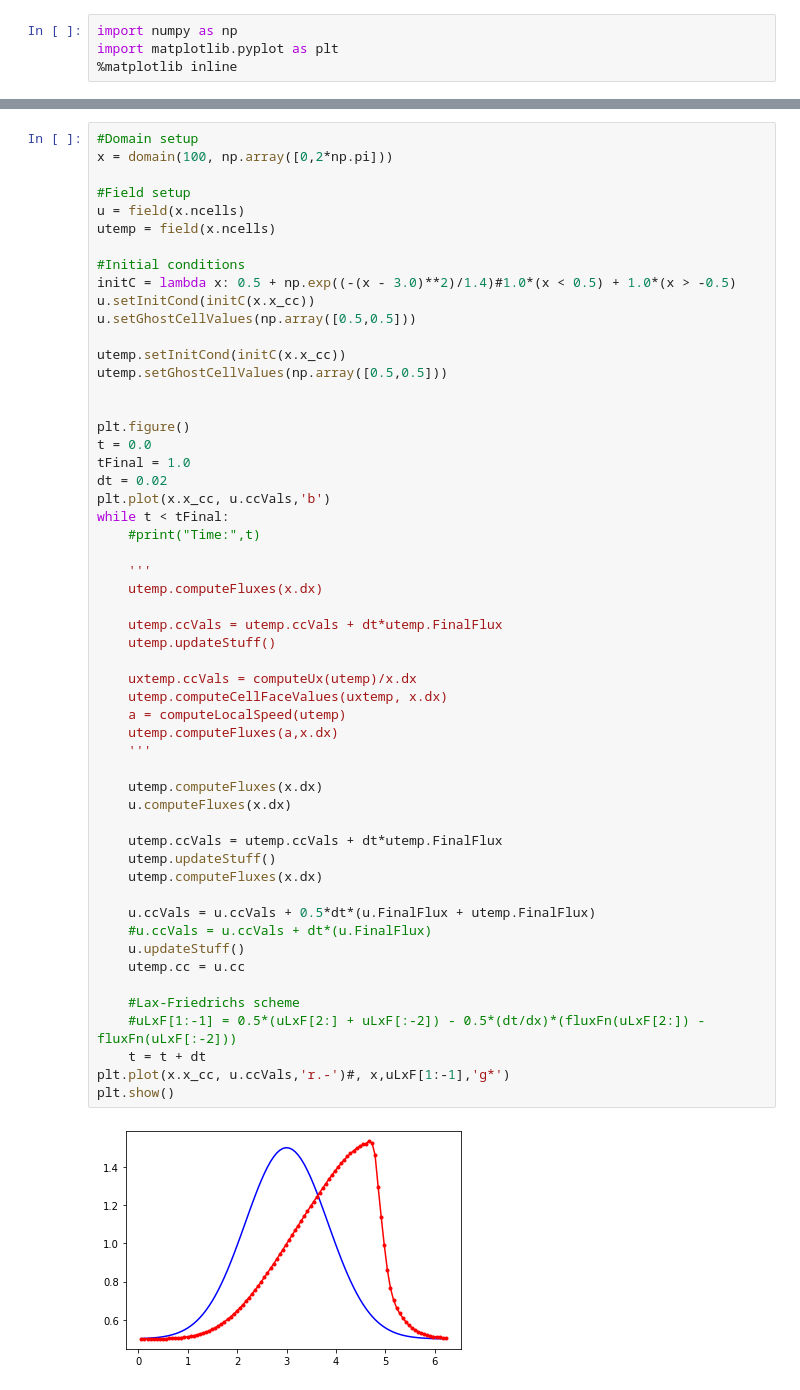
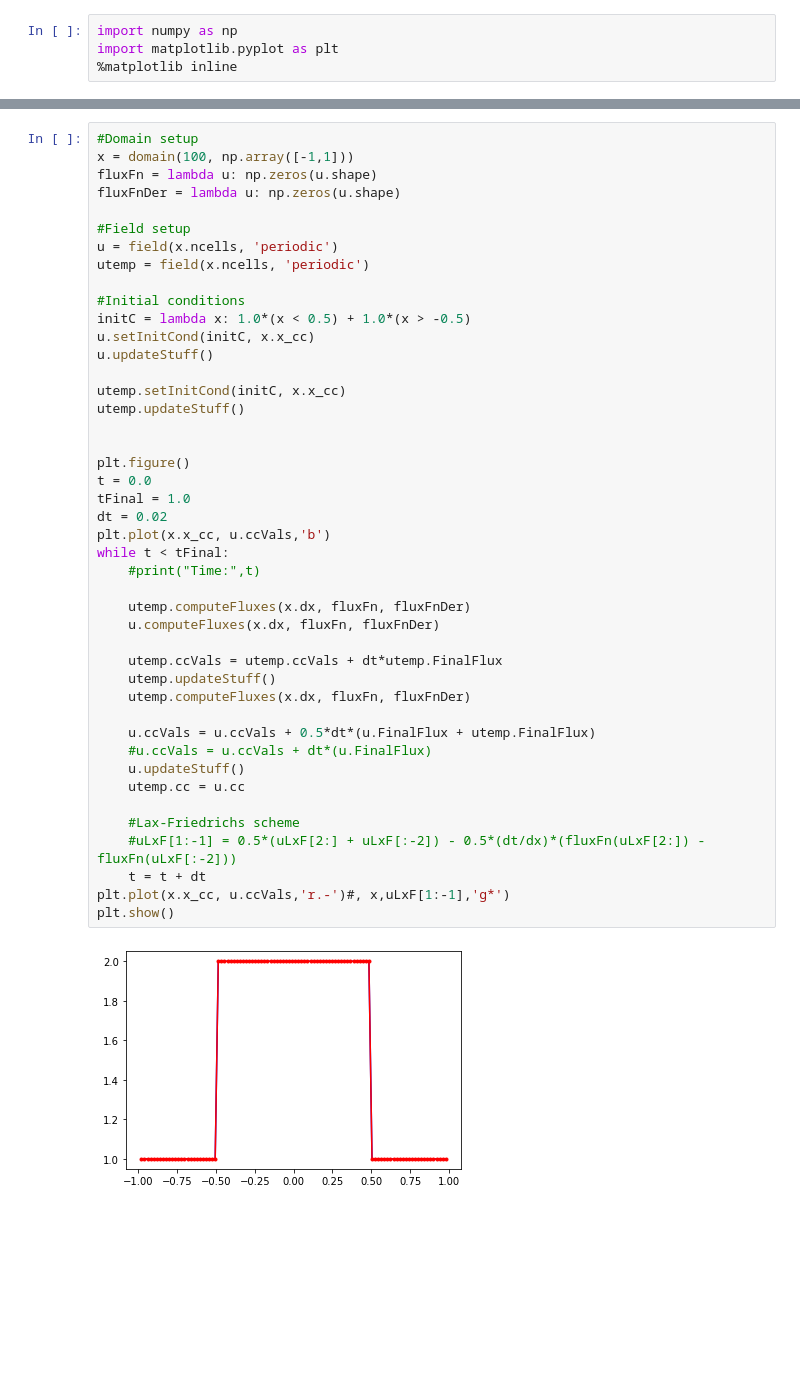
Before and after one commit to Hemadityamalla/gasD, a Jupyter notebook: New high-resolution central schemes for nonlinear conservation laws and convection–diffusion equations.ipynb, the cells around one changed output, grey strips where cells are left out. Drawn from its saved outputs; the diff is of its cells as text; blank space fills up the shorter version.

```diff
--- a/New high-resolution central schemes for nonlinear conservation laws and convection–diffusion equations.ipynb
+++ b/New high-resolution central schemes for nonlinear conservation laws and convection–diffusion equations.ipynb
@@ -82,56 +95,46 @@ def computeLocalSpeed(u_field):
 # %%
 #Domain setup
-x = domain(100, np.array([0,2*np.pi]))
+x = domain(100, np.array([-1,1]))
+fluxFn = lambda u: np.zeros(u.shape)
+fluxFnDer = lambda u: np.zeros(u.shape)
 
 #Field setup
-u = field(x.ncells)
-utemp = field(x.ncells)
+u = field(x.ncells, 'periodic')
+utemp = field(x.ncells, 'periodic')
 
 #Initial conditions
-initC = lambda x: 0.5 + np.exp((-(x - 3.0)**2)/1.4)#1.0*(x < 0.5) + 1.0*(x > -0.5)
-u.setInitCond(initC(x.x_cc))
-u.setGhostCellValues(np.array([0.5,0.5]))
+initC = lambda x: 1.0*(x < 0.5) + 1.0*(x > -0.5)
+u.setInitCond(initC, x.x_cc)
+u.updateStuff()
 
-utemp.setInitCond(initC(x.x_cc))
-utemp.setGhostCellValues(np.array([0.5,0.5]))
+utemp.setInitCond(initC, x.x_cc)
+utemp.updateStuff()
 
 
 plt.figure()
 t = 0.0
 tFinal = 1.0
 dt = 0.02
 plt.plot(x.x_cc, u.ccVals,'b')
 while t < tFinal:
     #print("Time:",t)
 
-    '''
-    utemp.computeFluxes(x.dx)
+    utemp.computeFluxes(x.dx, fluxFn, fluxFnDer)
+    u.computeFluxes(x.dx, fluxFn, fluxFnDer)
 
     utemp.ccVals = utemp.ccVals + dt*utemp.FinalFlux
     utemp.updateStuff()
-
-    uxtemp.ccVals = computeUx(utemp)/x.dx
-    utemp.computeCellFaceValues(uxtemp, x.dx)
-    a = computeLocalSpeed(utemp)
-    utemp.computeFluxes(a,x.dx)
-    '''
-
-    utemp.computeFluxes(x.dx)
-    u.computeFluxes(x.dx)
-
-    utemp.ccVals = utemp.ccVals + dt*utemp.FinalFlux
-    utemp.updateStuff()
-    utemp.computeFluxes(x.dx)
+    utemp.computeFluxes(x.dx, fluxFn, fluxFnDer)
 
     u.ccVals = u.ccVals + 0.5*dt*(u.FinalFlux + utemp.FinalFlux)
     #u.ccVals = u.ccVals + dt*(u.FinalFlux)
     u.updateStuff()
     utemp.cc = u.cc
 
     #Lax-Friedrichs scheme
     #uLxF[1:-1] = 0.5*(uLxF[2:] + uLxF[:-2]) - 0.5*(dt/dx)*(fluxFn(uLxF[2:]) - fluxFn(uLxF[:-2]))
     t = t + dt
 plt.plot(x.x_cc, u.ccVals,'r.-')#, x,uLxF[1:-1],'g*')
 plt.show()
 # %% [output]
-[figure, old version]
+[figure, new version]
```
Also changed, not shown: parts of 12 cells of this notebook, 1 other file.
